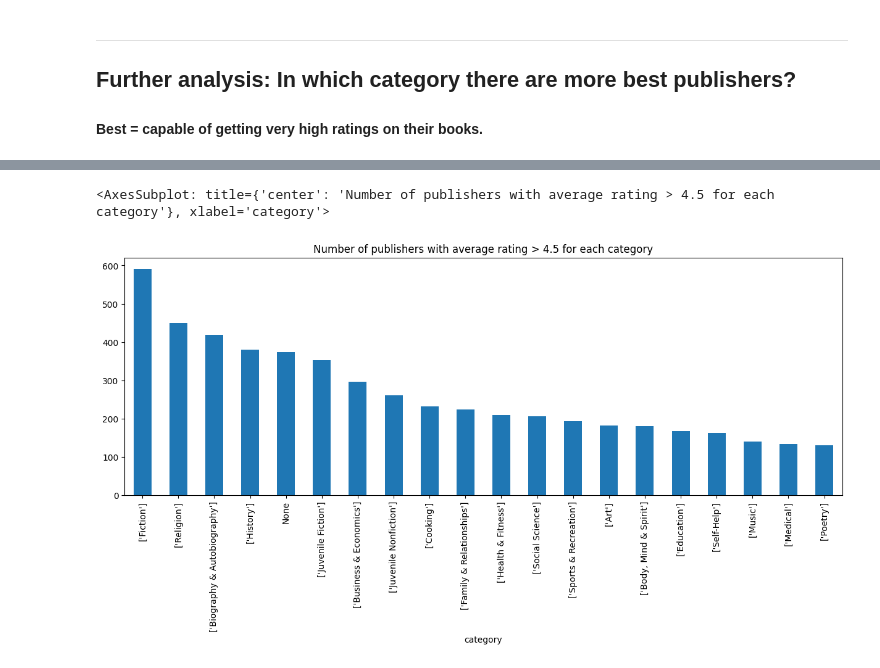
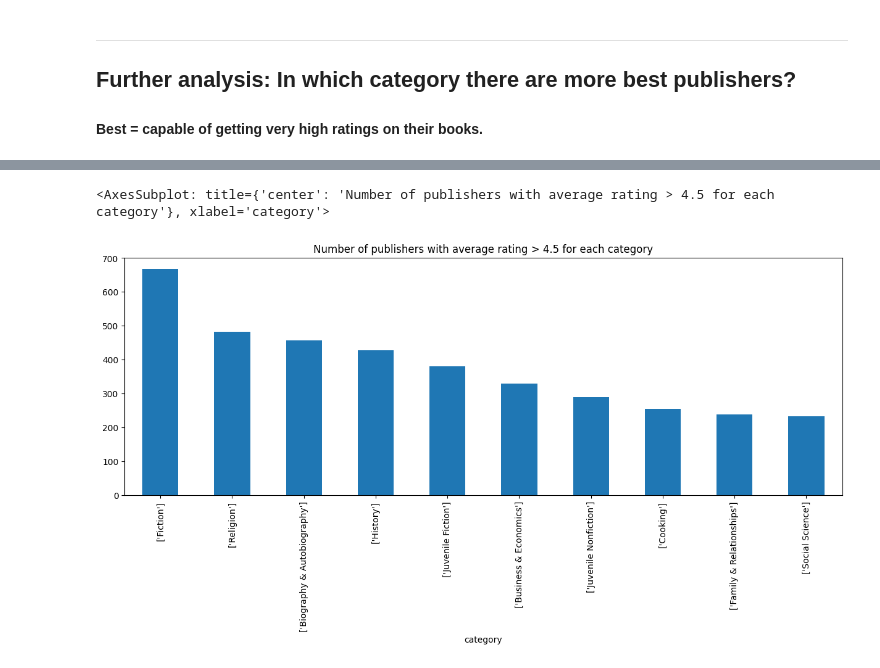
Before and after one commit to AndreaAlberti07/Amazon-books-reviews-ML, a Jupyter notebook: notebooks/hypotesis_testing/hypothesis_6.ipynb, the cells around one changed output, grey strips where cells are left out. Saved outputs shown, nothing was run; the diff lists cells and outputs as text; code cells hidden in the pictures.

```diff
--- a/notebooks/hypotesis_testing/hypothesis_6.ipynb
+++ b/notebooks/hypotesis_testing/hypothesis_6.ipynb
@@ -407,6 +349,6 @@ df_results.head()
 # %%
-df_results.head(20).plot(x='_id', y='total', kind='bar', figsize=(15, 5), xlabel='category',
+df_results.head(10).plot(x='_id', y='total', kind='bar', figsize=(15, 5), xlabel='category',
                          title='Number of publishers with average rating > 4.5 for each category', legend=False)
 # %% [output]
 <AxesSubplot: title={'center': 'Number of publishers with average rating > 4.5 for each category'}, xlabel='category'>
-[figure, old version]
+[figure, new version]
```
Also changed, not shown: parts of 5 cells of this notebook, 13 other files.
